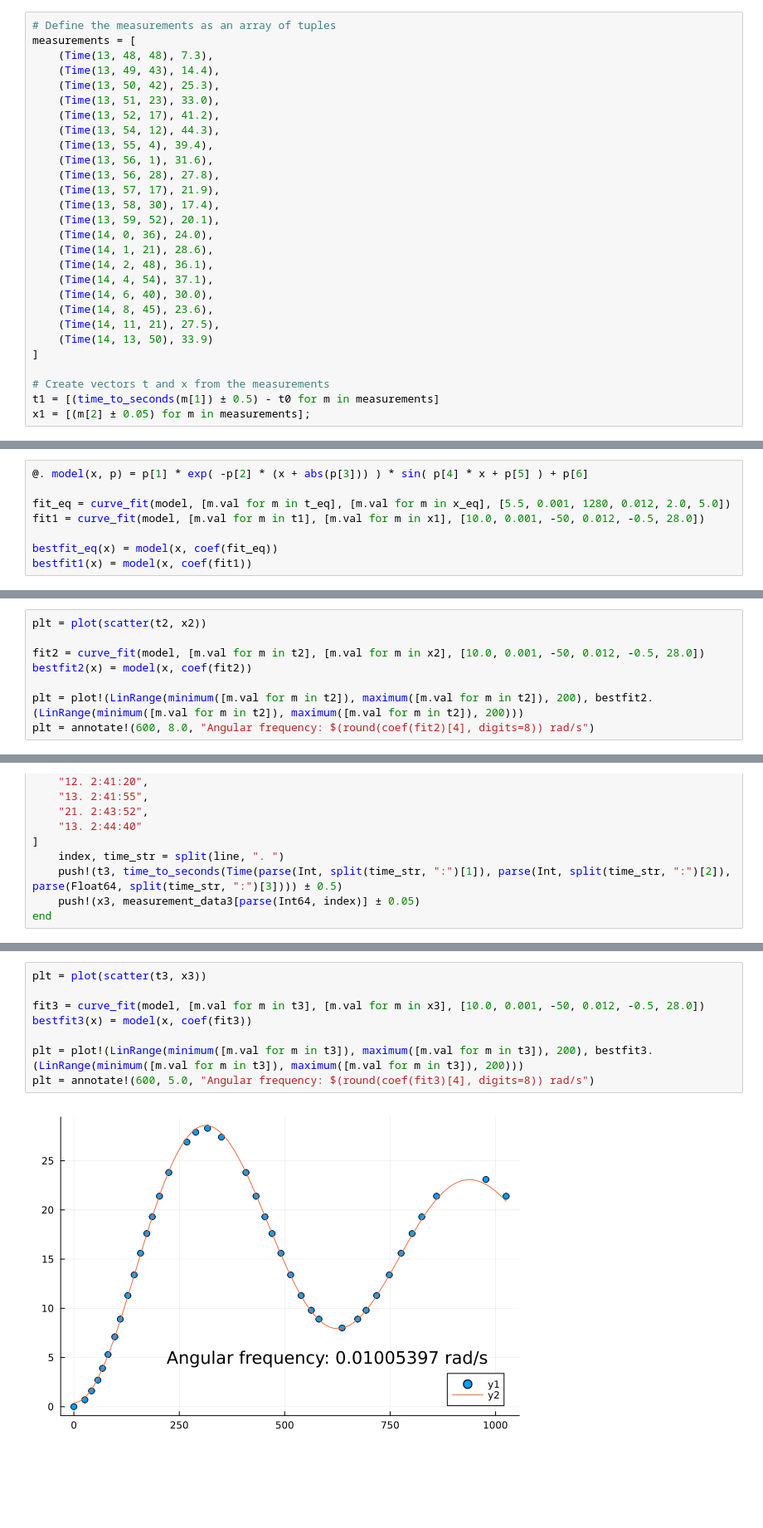
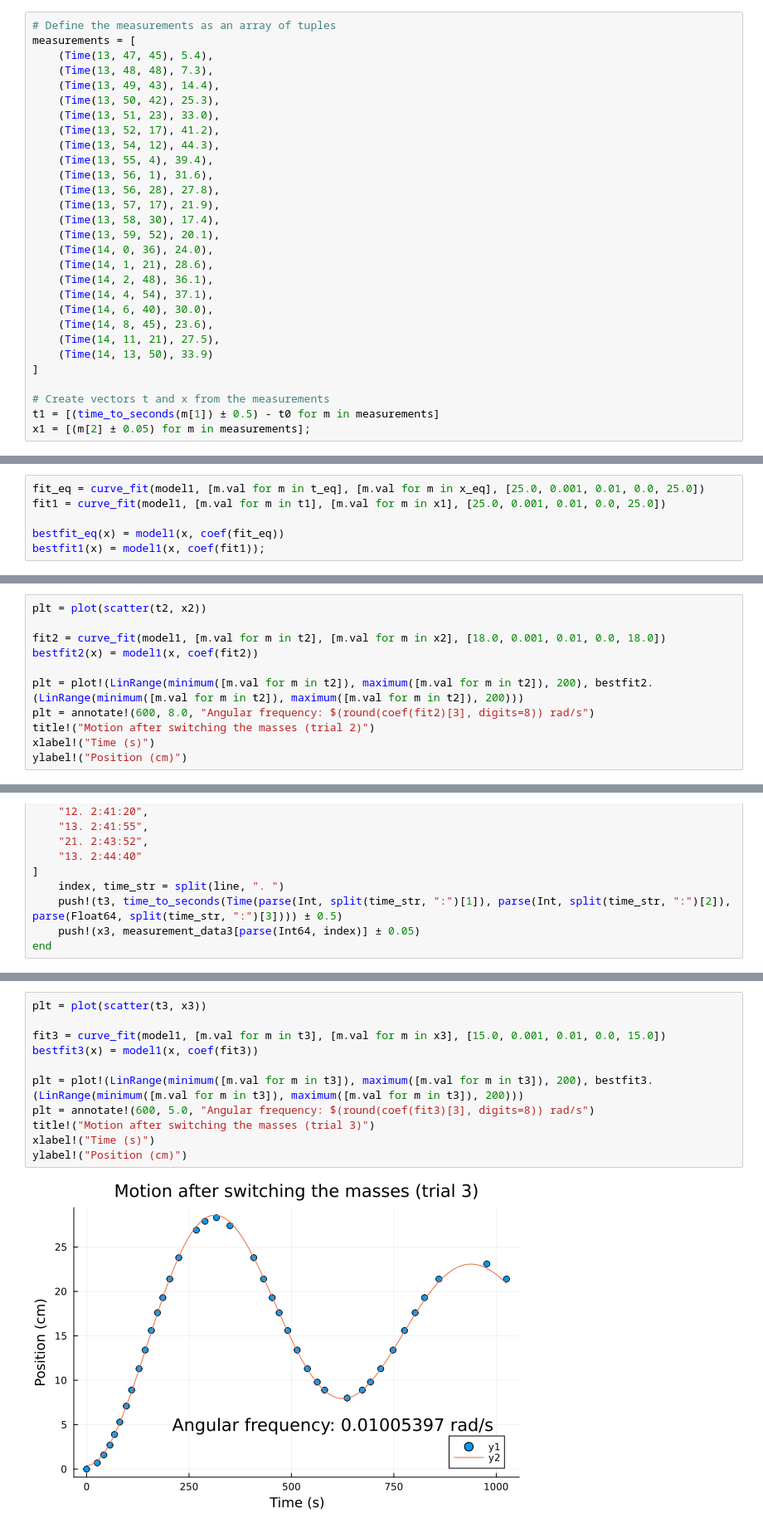
Before and after one commit to UserDJ1/iLab, a Jupyter notebook: Cavendish.ipynb, the cells around one changed output, grey strips where cells are left out. Shown at 83% size. Drawn from its saved outputs; the diff is of its cells as text; blank space fills up the shorter version.

```diff
--- a/Cavendish.ipynb
+++ b/Cavendish.ipynb
@@ -76,6 +58,7 @@ t_eq .-= t0
 # %%
 # Define the measurements as an array of tuples
 measurements = [
+    (Time(13, 47, 45), 5.4),
     (Time(13, 48, 48), 7.3),
     (Time(13, 49, 43), 14.4),
     (Time(13, 50, 42), 25.3),
@@ -118,8 +87,6 @@ ylabel!("Position (cm)")
 # %%
-@. model(x, p) = p[1] * exp( -p[2] * (x + abs(p[3])) ) * sin( p[4] * x + p[5] ) + p[6]
+fit_eq = curve_fit(model1, [m.val for m in t_eq], [m.val for m in x_eq], [25.0, 0.001, 0.01, 0.0, 25.0])
+fit1 = curve_fit(model1, [m.val for m in t1], [m.val for m in x1], [25.0, 0.001, 0.01, 0.0, 25.0])
 
-fit_eq = curve_fit(model, [m.val for m in t_eq], [m.val for m in x_eq], [5.5, 0.001, 1280, 0.012, 2.0, 5.0])
-fit1 = curve_fit(model, [m.val for m in t1], [m.val for m in x1], [10.0, 0.001, -50, 0.012, -0.5, 28.0])
-
-bestfit_eq(x) = model(x, coef(fit_eq))
-bestfit1(x) = model(x, coef(fit1))
+bestfit_eq(x) = model1(x, coef(fit_eq))
+bestfit1(x) = model1(x, coef(fit1));
@@ -221,9 +195,12 @@ t2 = [(m ± 0.5) for m in t2];
 # %%
 plt = plot(scatter(t2, x2))
 
-fit2 = curve_fit(model, [m.val for m in t2], [m.val for m in x2], [10.0, 0.001, -50, 0.012, -0.5, 28.0])
-bestfit2(x) = model(x, coef(fit2))
+fit2 = curve_fit(model1, [m.val for m in t2], [m.val for m in x2], [18.0, 0.001, 0.01, 0.0, 18.0])
+bestfit2(x) = model1(x, coef(fit2))
 
 plt = plot!(LinRange(minimum([m.val for m in t2]), maximum([m.val for m in t2]), 200), bestfit2.(LinRange(minimum([m.val for m in t2]), maximum([m.val for m in t2]), 200)))
-plt = annotate!(600, 8.0, "Angular frequency: $(round(coef(fit2)[4], digits=8)) rad/s")
+plt = annotate!(600, 8.0, "Angular frequency: $(round(coef(fit2)[3], digits=8)) rad/s")
+title!("Motion after switching the masses (trial 2)")
+xlabel!("Time (s)")
+ylabel!("Position (cm)")
 # %% [output]
@@ -355,10 +287,13 @@ plot(scatter(t3, x3))
 # %%
 plt = plot(scatter(t3, x3))
 
-fit3 = curve_fit(model, [m.val for m in t3], [m.val for m in x3], [10.0, 0.001, -50, 0.012, -0.5, 28.0])
-bestfit3(x) = model(x, coef(fit3))
+fit3 = curve_fit(model1, [m.val for m in t3], [m.val for m in x3], [15.0, 0.001, 0.01, 0.0, 15.0])
+bestfit3(x) = model1(x, coef(fit3))
 
 plt = plot!(LinRange(minimum([m.val for m in t3]), maximum([m.val for m in t3]), 200), bestfit3.(LinRange(minimum([m.val for m in t3]), maximum([m.val for m in t3]), 200)))
-plt = annotate!(600, 5.0, "Angular frequency: $(round(coef(fit3)[4], digits=8)) rad/s")
+plt = annotate!(600, 5.0, "Angular frequency: $(round(coef(fit3)[3], digits=8)) rad/s")
+title!("Motion after switching the masses (trial 3)")
+xlabel!("Time (s)")
+ylabel!("Position (cm)")
 # %% [output]
-[figure, old version]
+[figure, new version]
```
Also changed, not shown: parts of 33 cells of this notebook.
